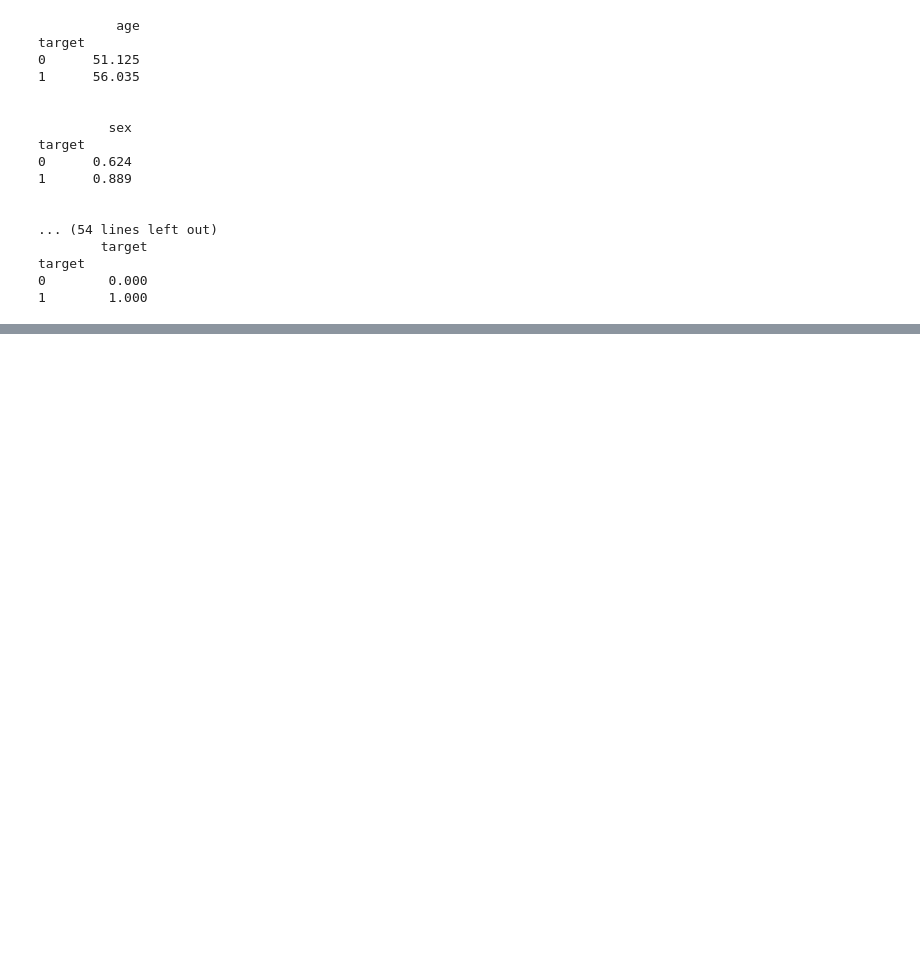
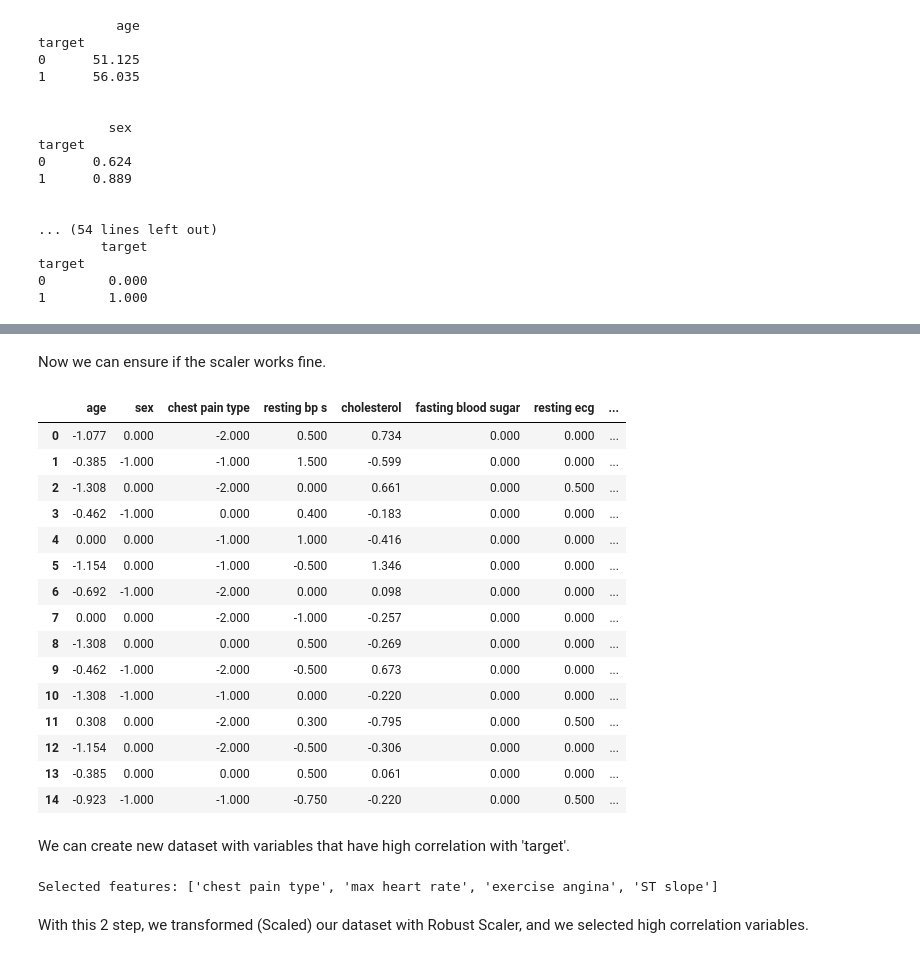
Before and after one commit to OGskrrt/Heart_Disease_Data_Analysis, a Jupyter notebook: Akbank_Data_analysis.ipynb, the cells around one changed output, grey strips where cells are left out. Drawn from its saved outputs; the diff is of its cells as text; code cells hidden in the pictures; blank space fills up the shorter version.

```diff
--- a/Akbank_Data_analysis.ipynb
+++ b/Akbank_Data_analysis.ipynb
@@ -489,0 +526,47 @@ target
+# %%
+from sklearn.preprocessing import RobustScaler
+for col in cols:
+    df[col] = RobustScaler().fit_transform(df[[col]])
+# %% [markdown]
+Now we can ensure if the scaler works fine.
+# %%
+df.head(15)
+# %% [output]
+|  | age | sex | chest pain type | resting bp s | cholesterol | fasting blood sugar | resting ecg | ... |
+| 0 | -1.077 | 0.000 | -2.000 | 0.500 | 0.734 | 0.000 | 0.000 | ... |
+| 1 | -0.385 | -1.000 | -1.000 | 1.500 | -0.599 | 0.000 | 0.000 | ... |
+| 2 | -1.308 | 0.000 | -2.000 | 0.000 | 0.661 | 0.000 | 0.500 | ... |
+| 3 | -0.462 | -1.000 | 0.000 | 0.400 | -0.183 | 0.000 | 0.000 | ... |
+| 4 | 0.000 | 0.000 | -1.000 | 1.000 | -0.416 | 0.000 | 0.000 | ... |
+| 5 | -1.154 | 0.000 | -1.000 | -0.500 | 1.346 | 0.000 | 0.000 | ... |
+| 6 | -0.692 | -1.000 | -2.000 | 0.000 | 0.098 | 0.000 | 0.000 | ... |
+| 7 | 0.000 | 0.000 | -2.000 | -1.000 | -0.257 | 0.000 | 0.000 | ... |
+| 8 | -1.308 | 0.000 | 0.000 | 0.500 | -0.269 | 0.000 | 0.000 | ... |
+| 9 | -0.462 | -1.000 | -2.000 | -0.500 | 0.673 | 0.000 | 0.000 | ... |
+| 10 | -1.308 | -1.000 | -1.000 | 0.000 | -0.220 | 0.000 | 0.000 | ... |
+| 11 | 0.308 | 0.000 | -2.000 | 0.300 | -0.795 | 0.000 | 0.500 | ... |
+| 12 | -1.154 | 0.000 | -2.000 | -0.500 | -0.306 | 0.000 | 0.000 | ... |
+| 13 | -0.385 | 0.000 | 0.000 | 0.500 | 0.061 | 0.000 | 0.000 | ... |
+| 14 | -0.923 | -1.000 | -1.000 | -0.750 | -0.220 | 0.000 | 0.500 | ... |
+# %% [markdown]
+We can create new dataset with variables that have high correlation with 'target'.
+# %%
+df2 = df # First, copy the file
+corr_matrix2 = df2.corr() # correlation map
+target_variable = 'target' # our target variable
+
+# calculate variables with correlation greater than 0.4
+high_corr_features = corr_matrix2['target'][abs(corr_matrix2['target']) > 0.4].index.tolist()
+
+# remove target variable itself
+high_corr_features.remove('target')
+
+# check
+print(f"Selected features: {high_corr_features}")
+
+# Filter the dataset to keep only high correlation features.
+df2 = df2[high_corr_features + ['target']]
+# %% [output]
+Selected features: ['chest pain type', 'max heart rate', 'exercise angina', 'ST slope']
+# %% [markdown]
+With this 2 step, we transformed (Scaled) our dataset with Robust Scaler, and we selected high correlation variables.
```
Also changed, not shown: parts of 4 cells of this notebook.
